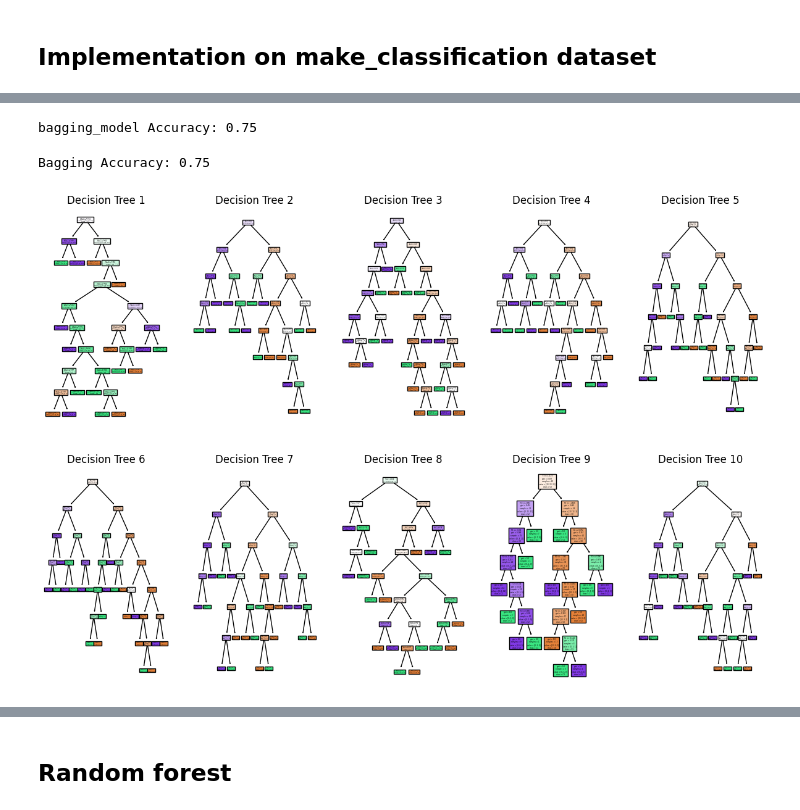
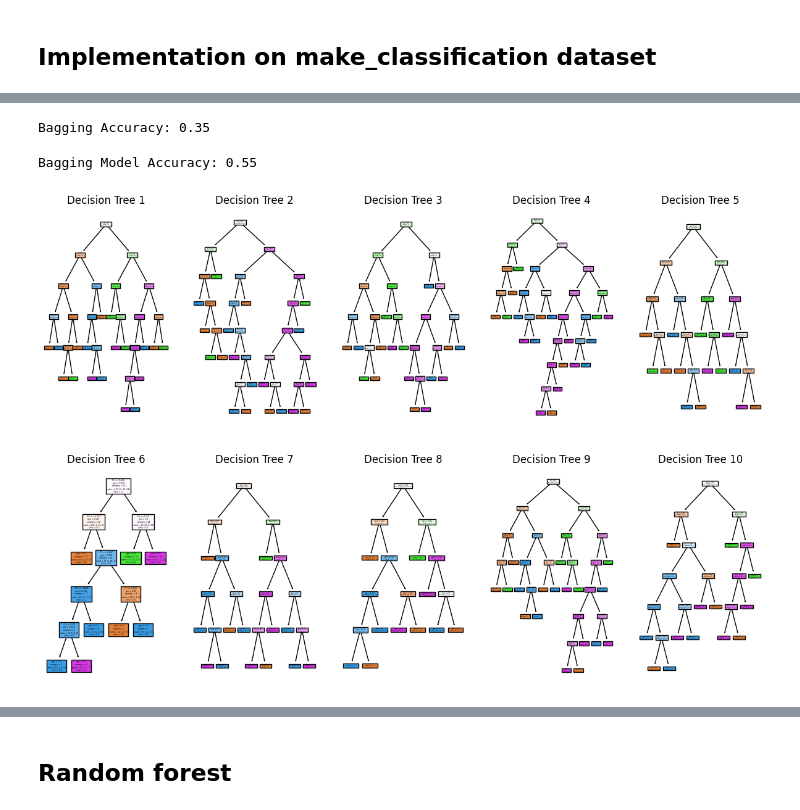
Before and after one commit to rishabh-mondal/blog, a Jupyter notebook: bagging.ipynb, the cells around one changed output, grey strips where cells are left out. Saved outputs shown, nothing was run; the diff lists cells and outputs as text; code cells hidden in the pictures.

```diff
--- a/bagging.ipynb
+++ b/bagging.ipynb
@@ -50,11 +47,11 @@ tree_region(X_test, y_test, dt1)
 # %% [markdown]
 ***Bagging ensemble*** : The decision tree suffer from high varience, Bootstrap aggeration or Bagging is a genarel purpose procedure for reducing the varience.  We can sampling the dataset with replacement and calculate the predicition with different decision tree and average then with respect to mejority voting.
 # %%
-def bagging_tree(X_train, X_test, y_train, y_test):
-    bagging_decision = DecisionTreeClassifier(random_state=42)
-    bagging_model = BaggingClassifier(base_estimator=bagging_decision, n_estimators=10, random_state=42)
+def sklearn_train_and_evaluate_bagging_classifier(X_train, X_test, y_train, y_test, num_estimators=10):
+    base_decision_tree = DecisionTreeClassifier(random_state=42)
+    bagging_model = BaggingClassifier(base_estimator=base_decision_tree, n_estimators=num_estimators, random_state=42)
     bagging_model.fit(X_train, y_train)
-    pred = bagging_model.predict(X_test)
-    accuracy = accuracy_score(y_test, pred)
-    print("bagging_model Accuracy:", accuracy)
+    y_pred = bagging_model.predict(X_test)
+    accuracy = accuracy_score(y_test, y_pred)
+    print("Bagging Model Accuracy:", accuracy)
     return accuracy, bagging_model
@@ -108,3 +122,11 @@ Random Forest Accuracy: 0.51
+# %%
+def plot_individual_tree_sklearn_bagging(decision_trees):
+    plt.figure(figsize=(15, 10))
+    for i, tree in enumerate(decision_trees):
+        plt.subplot(2, 5, i+1)
+        plot_tree(tree, filled=True, feature_names=['F0', 'F1'], class_names=['C0', 'C1', 'C2', 'C3'])
+        plt.title('Decision Tree {}'.format(i+1))
+    plt.show()
 # %% [markdown]
 ## Implementation on make_moon dataset
 # %% [markdown]
@@ -189,14 +180,13 @@ plot_decision_regions_trees(X_test, y_test, dt3)
 # %% [markdown]
 ## Implementation on make_classification dataset
 # %%
-from sklearn.datasets import make_classification
-
-X, y = make_classification(n_samples=100,
-    n_features=4,        #any
-    n_informative=3,
-    n_redundant=0,        # derived from informative f..
-    n_classes=3,          # any
-    flip_y=0.1,          # noise level
+X, y = make_classification(
+    n_samples=100,
+    n_features=2,
+    n_redundant=0,
+    n_classes=4,
+    n_clusters_per_class=1,
+    flip_y=0.1,
     random_state=42
 )
 # %%
@@ -218,8 +211,8 @@ Decision Accuracy: 0.65
 # %%
-acc_bag2, bag_dt2= bagging_tree(X_train, X_test, y_train, y_test)
+acc_bag2, bag_dt2= defined_train_and_evaluate_bagging_ensemble(10,X_train, X_test, y_train, y_test)
 # %% [output]
-bagging_model Accuracy: 0.75
+Bagging Accuracy: 0.35
 # %%
-acc5,dt5=bagging(10,X_train,X_test,y_train,y_test)
+acc5,dt5=sklearn_train_and_evaluate_bagging_classifier(X_train,X_test,y_train,y_test)
 # %% [output]
-Bagging Accuracy: 0.75
+Bagging Model Accuracy: 0.55
@@ -234,4 +219,4 @@ def plot_individual_decision_trees(decision_trees):
 # %%
-plot_individual_decision_trees(dt5)
+plot_individual_tree_sklearn_bagging(dt5)
 # %% [output]
-[figure, old version]
+[figure, new version]
```
Also changed, not shown: parts of 40 cells of this notebook.
